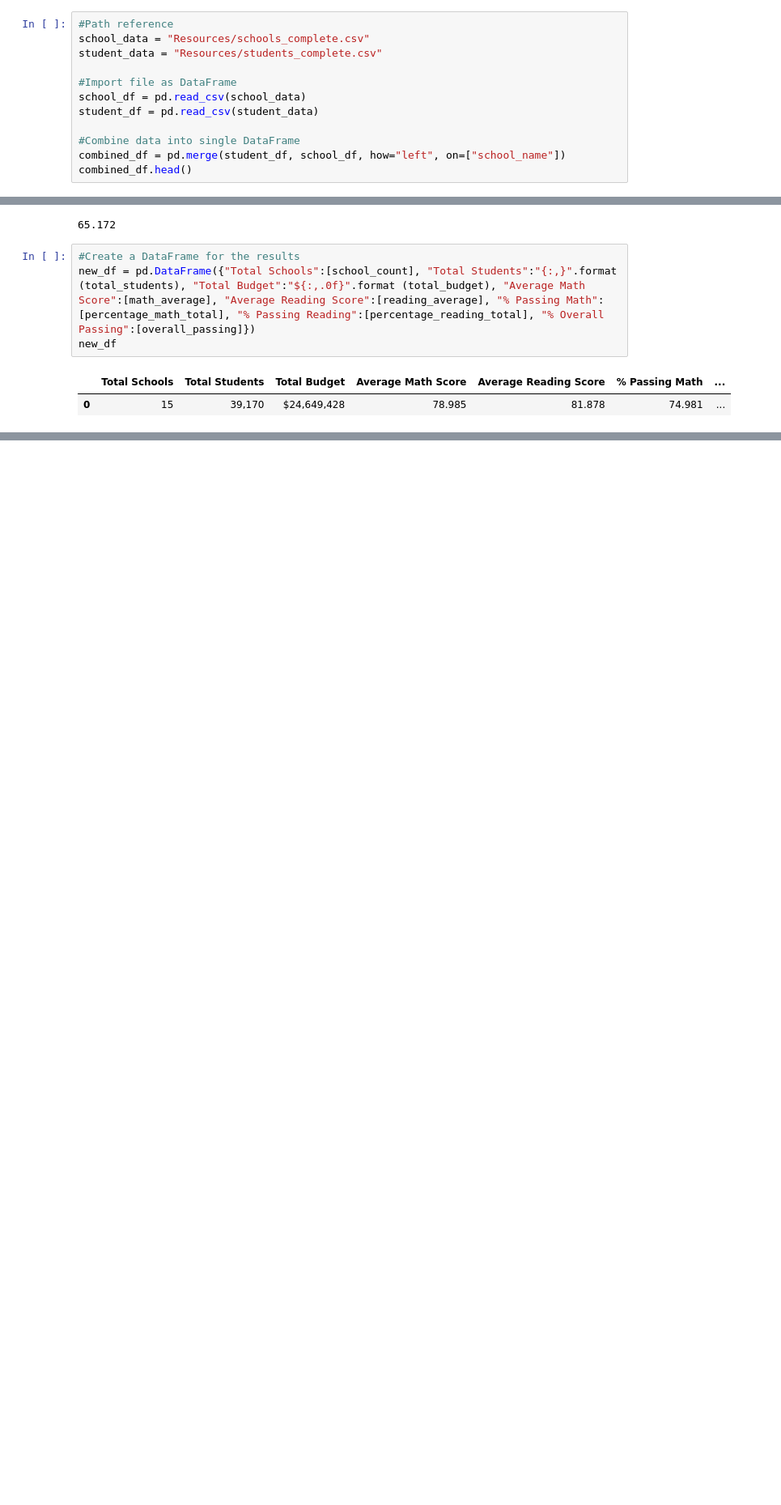
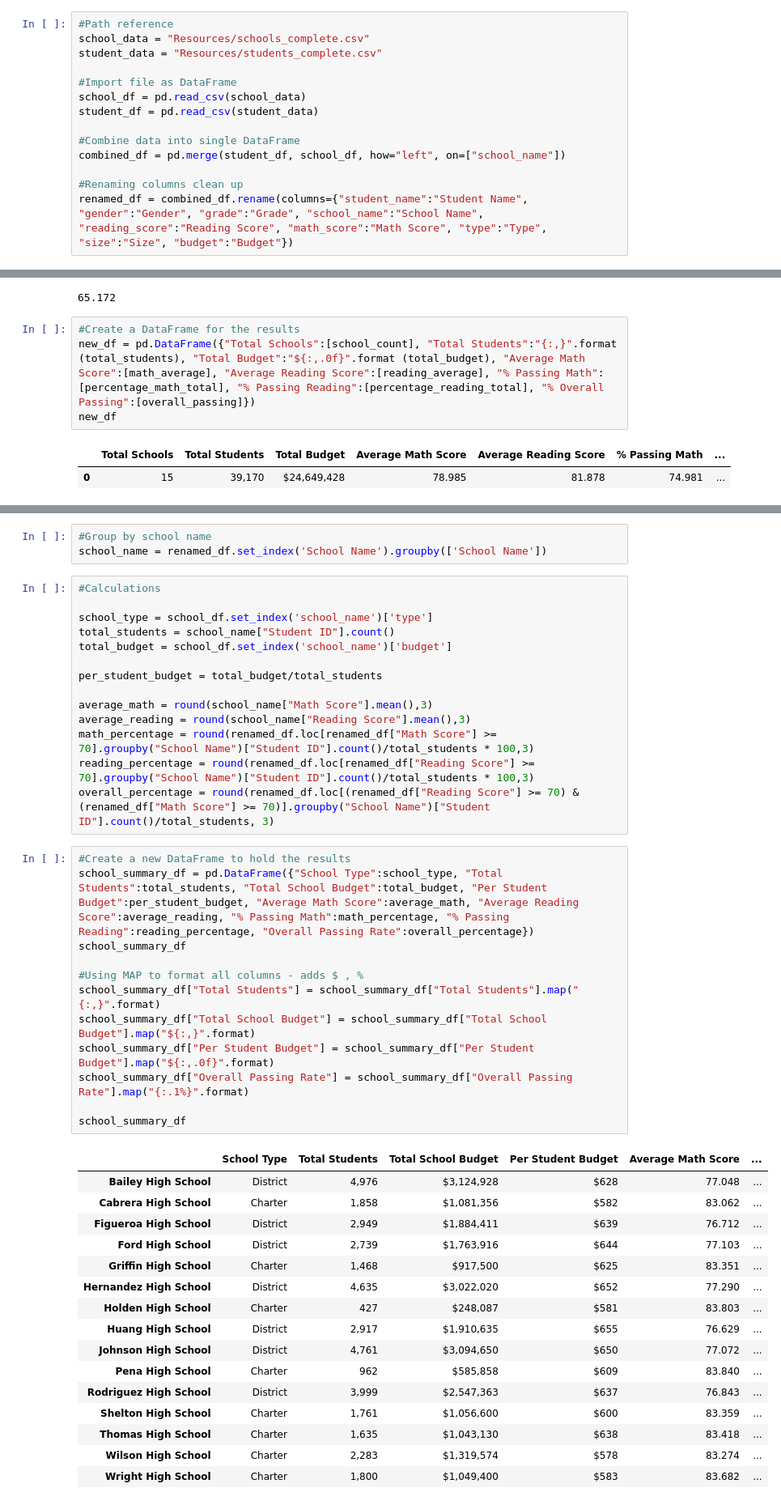
Before and after one commit to bfraser4/Pandas-Challenge, a Jupyter notebook: PyCitySchools/PyCitySchools.ipynb, the cells around one changed output, grey strips where cells are left out. Shown at 81% size. Drawn from its saved outputs; the diff is of its cells as text; blank space fills up the shorter version.

```diff
--- a/PyCitySchools/PyCitySchools.ipynb
+++ b/PyCitySchools/PyCitySchools.ipynb
@@ -12,4 +12,6 @@ student_df = pd.read_csv(student_data)
 
 #Combine data into single DataFrame
 combined_df = pd.merge(student_df, school_df, how="left", on=["school_name"])
-combined_df.head()
+
+#Renaming columns clean up
+renamed_df = combined_df.rename(columns={"student_name":"Student Name", "gender":"Gender", "grade":"Grade", "school_name":"School Name", "reading_score":"Reading Score", "math_score":"Math Score", "type":"Type", "size":"Size", "budget":"Budget"})
@@ -97,0 +93,46 @@ new_df
+# %%
+#Group by school name
+school_name = renamed_df.set_index('School Name').groupby(['School Name'])
+# %%
+#Calculations
+
+school_type = school_df.set_index('school_name')['type']
+total_students = school_name["Student ID"].count()
+total_budget = school_df.set_index('school_name')['budget']
+
+per_student_budget = total_budget/total_students
+
+average_math = round(school_name["Math Score"].mean(),3)
+average_reading = round(school_name["Reading Score"].mean(),3)
+math_percentage = round(renamed_df.loc[renamed_df["Math Score"] >= 70].groupby("School Name")["Student ID"].count()/total_students * 100,3)
+reading_percentage = round(renamed_df.loc[renamed_df["Reading Score"] >= 70].groupby("School Name")["Student ID"].count()/total_students * 100,3)
+overall_percentage = round(renamed_df.loc[(renamed_df["Reading Score"] >= 70) & (renamed_df["Math Score"] >= 70)].groupby("School Name")["Student ID"].count()/total_students, 3)
+# %%
+#Create a new DataFrame to hold the results
+school_summary_df = pd.DataFrame({"School Type":school_type, "Total Students":total_students, "Total School Budget":total_budget, "Per Student Budget":per_student_budget, "Average Math Score":average_math, "Average Reading Score":average_reading, "% Passing Math":math_percentage, "% Passing Reading":reading_percentage, "Overall Passing Rate":overall_percentage})
+school_summary_df
+
+#Using MAP to format all columns - adds $ , %
+school_summary_df["Total Students"] = school_summary_df["Total Students"].map("{:,}".format)
+school_summary_df["Total School Budget"] = school_summary_df["Total School Budget"].map("${:,}".format)
+school_summary_df["Per Student Budget"] = school_summary_df["Per Student Budget"].map("${:,.0f}".format)
+school_summary_df["Overall Passing Rate"] = school_summary_df["Overall Passing Rate"].map("{:.1%}".format)
+
+school_summary_df
+# %% [output]
+|  | School Type | Total Students | Total School Budget | Per Student Budget | Average Math Score | ... |
+| Bailey High School | District | 4,976 | $3,124,928 | $628 | 77.048 | ... |
+| Cabrera High School | Charter | 1,858 | $1,081,356 | $582 | 83.062 | ... |
+| Figueroa High School | District | 2,949 | $1,884,411 | $639 | 76.712 | ... |
+| Ford High School | District | 2,739 | $1,763,916 | $644 | 77.103 | ... |
+| Griffin High School | Charter | 1,468 | $917,500 | $625 | 83.351 | ... |
+| Hernandez High School | District | 4,635 | $3,022,020 | $652 | 77.290 | ... |
+| Holden High School | Charter | 427 | $248,087 | $581 | 83.803 | ... |
+| Huang High School | District | 2,917 | $1,910,635 | $655 | 76.629 | ... |
+| Johnson High School | District | 4,761 | $3,094,650 | $650 | 77.072 | ... |
+| Pena High School | Charter | 962 | $585,858 | $609 | 83.840 | ... |
+| Rodriguez High School | District | 3,999 | $2,547,363 | $637 | 76.843 | ... |
+| Shelton High School | Charter | 1,761 | $1,056,600 | $600 | 83.359 | ... |
+| Thomas High School | Charter | 1,635 | $1,043,130 | $638 | 83.418 | ... |
+| Wilson High School | Charter | 2,283 | $1,319,574 | $578 | 83.274 | ... |
+| Wright High School | Charter | 1,800 | $1,049,400 | $583 | 83.682 | ... |
```
Also changed, not shown: parts of 22 cells of this notebook, 1 other file.
